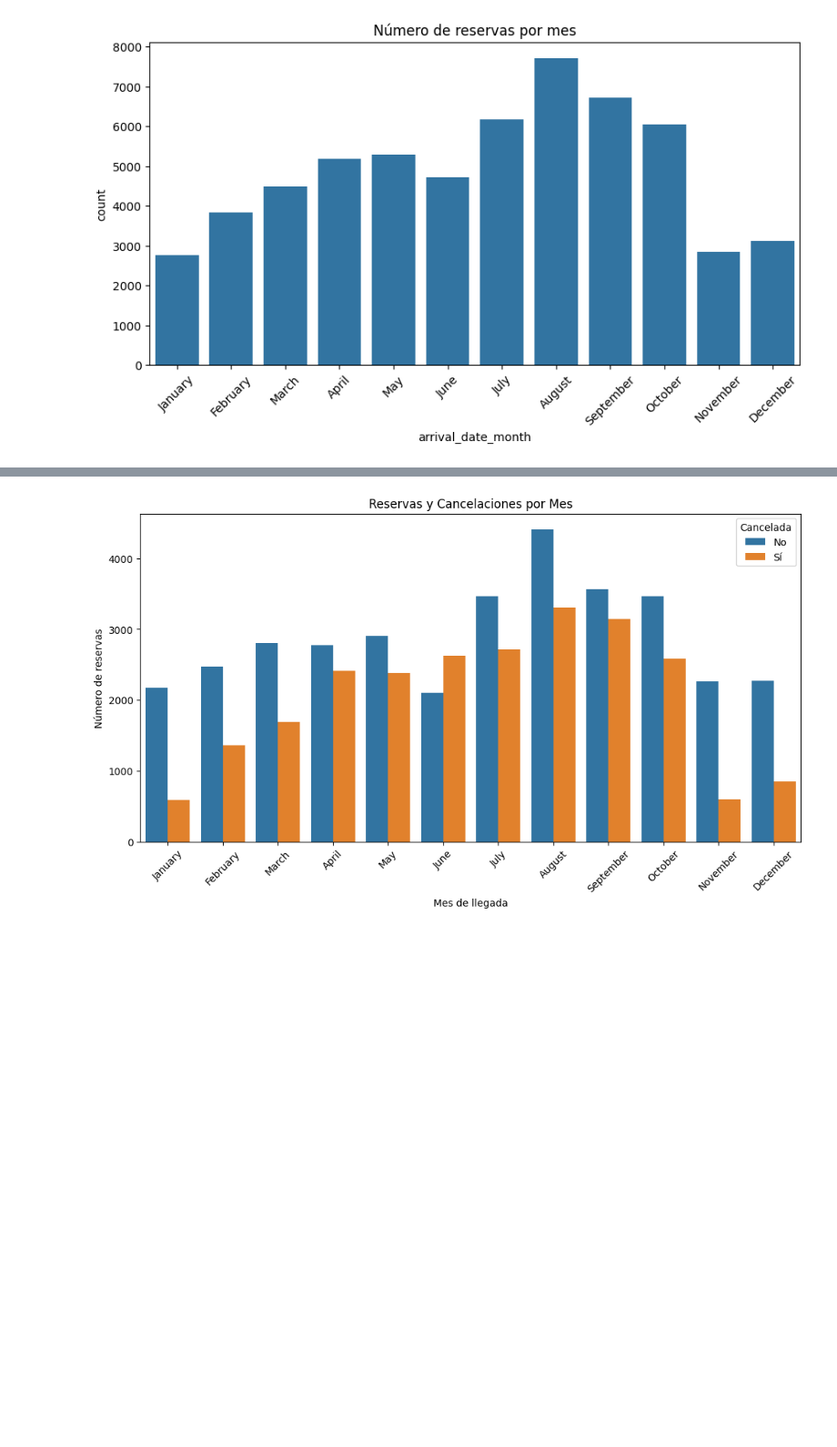
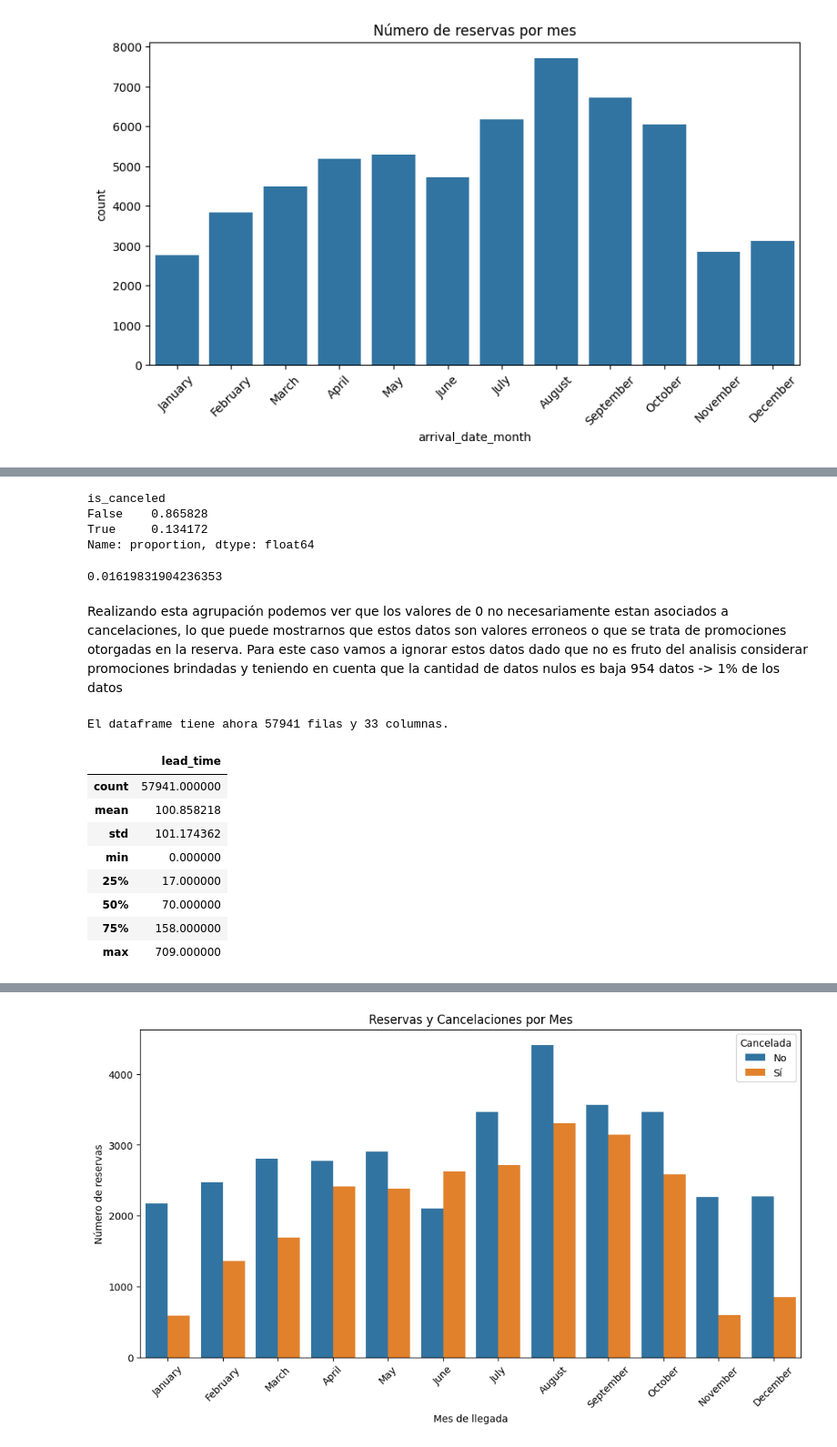
Before and after one commit to Traintain/MINE4101-Taller1, a Jupyter notebook: taller_1.ipynb, the cells around one changed output, grey strips where cells are left out. Shown at 91% size. Cells and saved outputs as stored; diff of their text form; code cells hidden in the pictures; blank space fills up the shorter version.

```diff
--- a/taller_1.ipynb
+++ b/taller_1.ipynb
@@ -109,0 +130,33 @@ plt.show()
+# %%
+#Revisión de valores en cero en relación con las cancelaciones
+df.loc[df['adr'] ==0]['is_canceled'].value_counts(normalize=True)
+# %% [output]
+is_canceled
+False    0.865828
+True     0.134172
+Name: proportion, dtype: float64
+# %%
+df.loc[df['adr'] ==0].shape[0] / df.shape[0]  # Porcentaje de datos con adr en 0
+# %% [output]
+0.01619831904236353
+# %% [markdown]
+Realizando esta agrupación podemos ver que los valores de 0 no necesariamente estan asociados a cancelaciones, lo que puede mostrarnos que estos datos son valores erroneos o que se trata de promociones otorgadas en la reserva. Para este caso vamos a ignorar estos datos dado que no es fruto del analisis considerar promociones brindadas y teniendo en cuenta que la cantidad de datos nulos es baja 954 datos  -> 1% de los datos
+# %%
+df = df[df['adr'] != 0]  # Filtrar filas donde adr no es 0
+df.shape
+print("El dataframe tiene ahora {} filas y {} columnas.".format(df.shape[0], df.shape[1]))
+# %% [output]
+El dataframe tiene ahora 57941 filas y 33 columnas.
+# %%
+# Estadisticas descriptivas para lead_time y evidenciar necesidad de limpieza
+df[["lead_time"]].describe()
+# %% [output]
+|  | lead_time |
+| count | 57941.000000 |
+| mean | 100.858218 |
+| std | 101.174362 |
+| min | 0.000000 |
+| 25% | 17.000000 |
+| 50% | 70.000000 |
+| 75% | 158.000000 |
+| max | 709.000000 |
```
Also changed, not shown: parts of 16 cells of this notebook.
